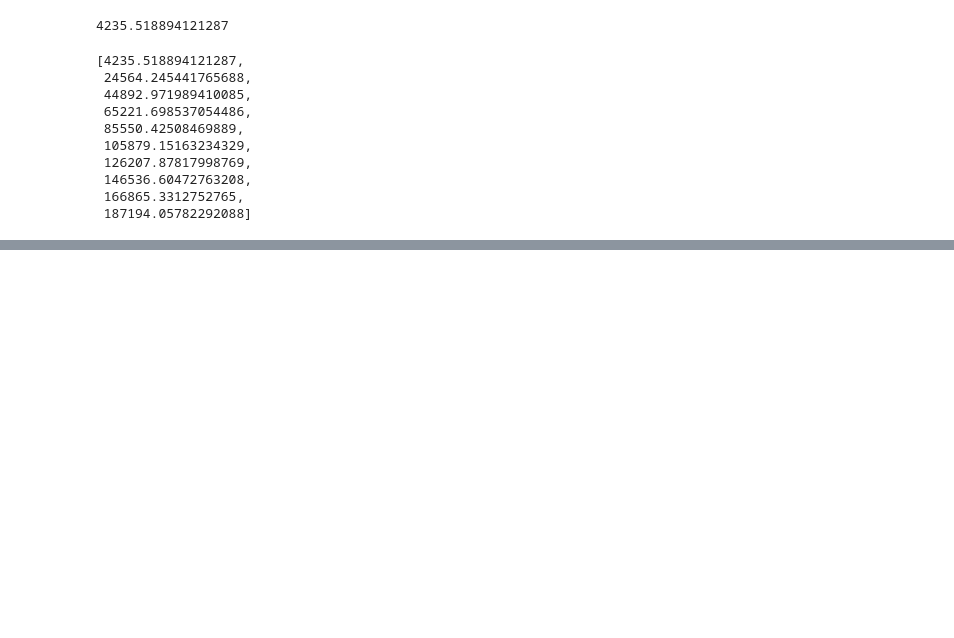
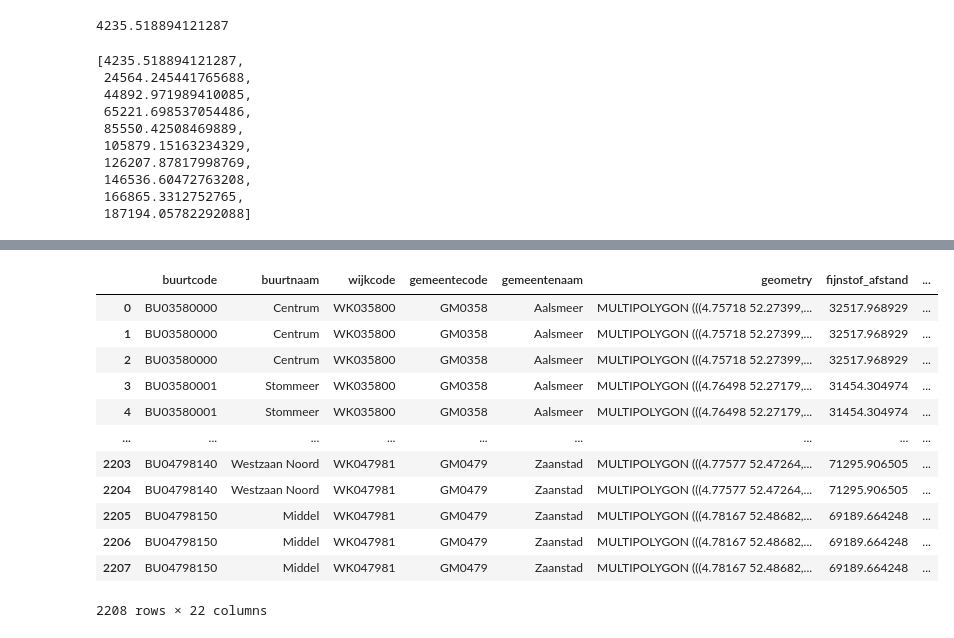
Before and after one commit to Tjalling-dejong/GrandFinaleOD, a Jupyter notebook: scripts/get_data.ipynb, the cells around one changed output, grey strips where cells are left out. Cells and saved outputs as stored; diff of their text form; code cells hidden in the pictures; blank space fills up the shorter version.

```diff
--- a/scripts/get_data.ipynb
+++ b/scripts/get_data.ipynb
@@ -99,0 +155,3 @@ buurten_emissies.to_file("../data/buurten_od_emissies.geojson")
+# %%
+gezondheids_data = readData("SQL/gezondheids_data.sql", geodata=False)
+gezondheids_data
@@ -99,0 +172,19 @@ buurten_emissies.to_file("../data/buurten_od_emissies.geojson")
+# %%
+gezondheids_data.rename(columns={"bu_code": "buurtcode"}, inplace=True)
+# %%
+buurten_emissies_gezondheid = buurten_emissies_gezondheid.merge(gezondheids_data, on="buurtcode")
+buurten_emissies_gezondheid
+# %% [output]
+|  | buurtcode | buurtnaam | wijkcode | gemeentecode | gemeentenaam | geometry | fijnstof_afstand | ... |
+| 0 | BU03580000 | Centrum | WK035800 | GM0358 | Aalsmeer | MULTIPOLYGON (((4.75718 52.27399,... | 32517.968929 | ... |
+| 1 | BU03580000 | Centrum | WK035800 | GM0358 | Aalsmeer | MULTIPOLYGON (((4.75718 52.27399,... | 32517.968929 | ... |
+| 2 | BU03580000 | Centrum | WK035800 | GM0358 | Aalsmeer | MULTIPOLYGON (((4.75718 52.27399,... | 32517.968929 | ... |
+| 3 | BU03580001 | Stommeer | WK035800 | GM0358 | Aalsmeer | MULTIPOLYGON (((4.76498 52.27179,... | 31454.304974 | ... |
+| 4 | BU03580001 | Stommeer | WK035800 | GM0358 | Aalsmeer | MULTIPOLYGON (((4.76498 52.27179,... | 31454.304974 | ... |
+| ... | ... | ... | ... | ... | ... | ... | ... | ... |
+| 2203 | BU04798140 | Westzaan Noord | WK047981 | GM0479 | Zaanstad | MULTIPOLYGON (((4.77577 52.47264,... | 71295.906505 | ... |
+| 2204 | BU04798140 | Westzaan Noord | WK047981 | GM0479 | Zaanstad | MULTIPOLYGON (((4.77577 52.47264,... | 71295.906505 | ... |
+| 2205 | BU04798150 | Middel | WK047981 | GM0479 | Zaanstad | MULTIPOLYGON (((4.78167 52.48682,... | 69189.664248 | ... |
+| 2206 | BU04798150 | Middel | WK047981 | GM0479 | Zaanstad | MULTIPOLYGON (((4.78167 52.48682,... | 69189.664248 | ... |
+| 2207 | BU04798150 | Middel | WK047981 | GM0479 | Zaanstad | MULTIPOLYGON (((4.78167 52.48682,... | 69189.664248 | ... |
+2208 rows × 22 columns
```
Also changed, not shown: parts of 8 cells of this notebook, 9 other files.
